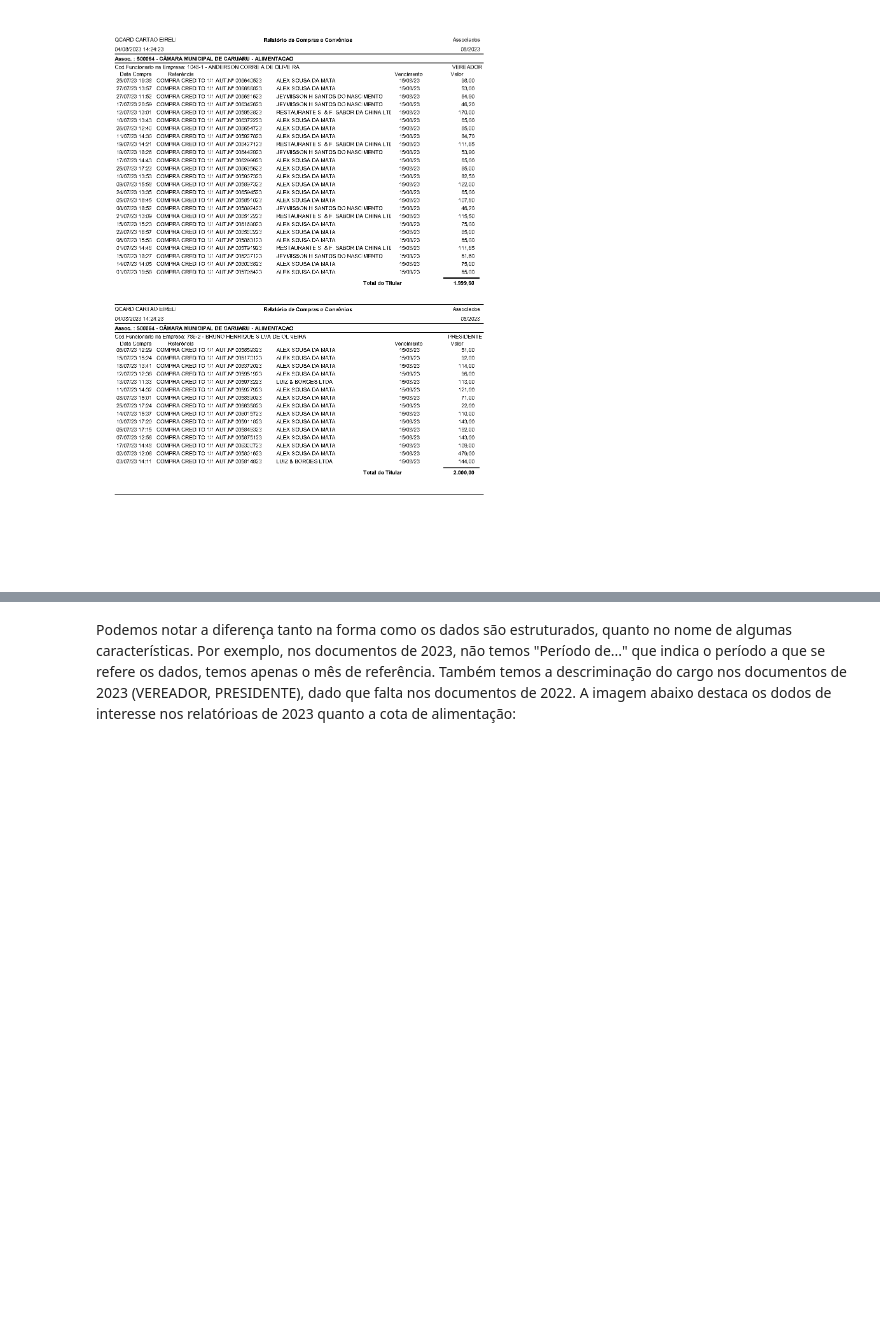
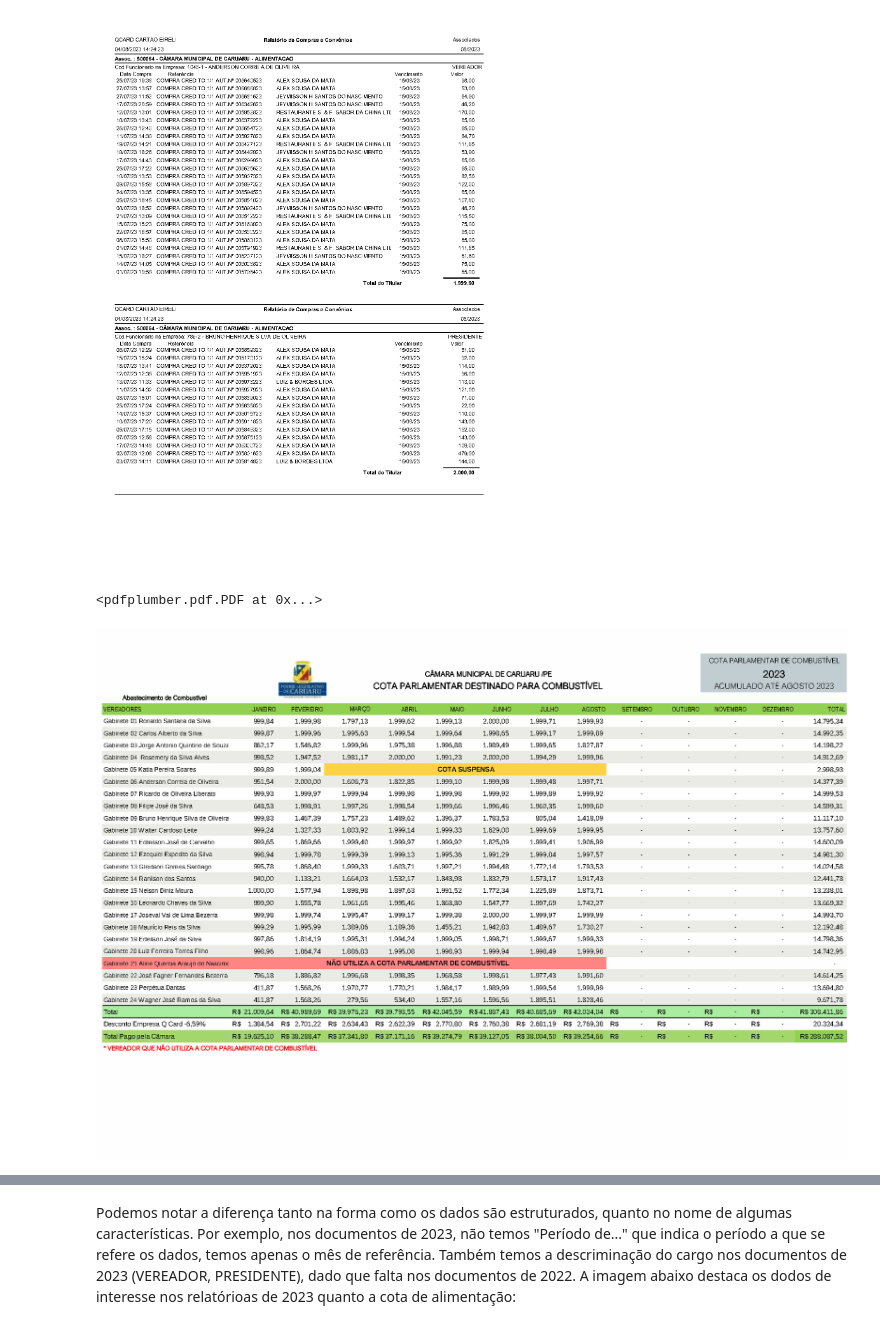
Before and after one commit to Mutuca-Project/mutuca, a Jupyter notebook: scrapy/mutuca/docs/notebooks/analise_dos_documentos_para_extracao_dos_dados.ipynb, the cells around one changed output, grey strips where cells are left out. Saved outputs shown, nothing was run; the diff lists cells and outputs as text; code cells hidden in the pictures; blank space fills up the shorter version.

```diff
--- a/scrapy/mutuca/docs/notebooks/analise_dos_documentos_para_extracao_dos_dados.ipynb
+++ b/scrapy/mutuca/docs/notebooks/analise_dos_documentos_para_extracao_dos_dados.ipynb
@@ -86,3 +86,14 @@ alimentacao_img_p1_2023 = alimentacao_p1_2023.to_image(resolution=150)
 alimentacao_img_p1_2023
 # %% [output]
 [figure]
+# %%
+combustivel_modelo_2023 = pdfplumber.open("../example_files/doc_cota_combustivel_modelo_2023.pdf")
+combustivel_modelo_2023
+# %% [output]
+<pdfplumber.pdf.PDF at 0x...>
+# %%
+combustivel_p0_2023 = combustivel_modelo_2023.pages[0]
+combustivel_img_p0_2023 = combustivel_p0_2023.to_image(resolution=150)
+combustivel_img_p0_2023
+# %% [output]
+[figure, added]
```
Also changed, not shown: parts of 22 cells of this notebook, 2 other files.
